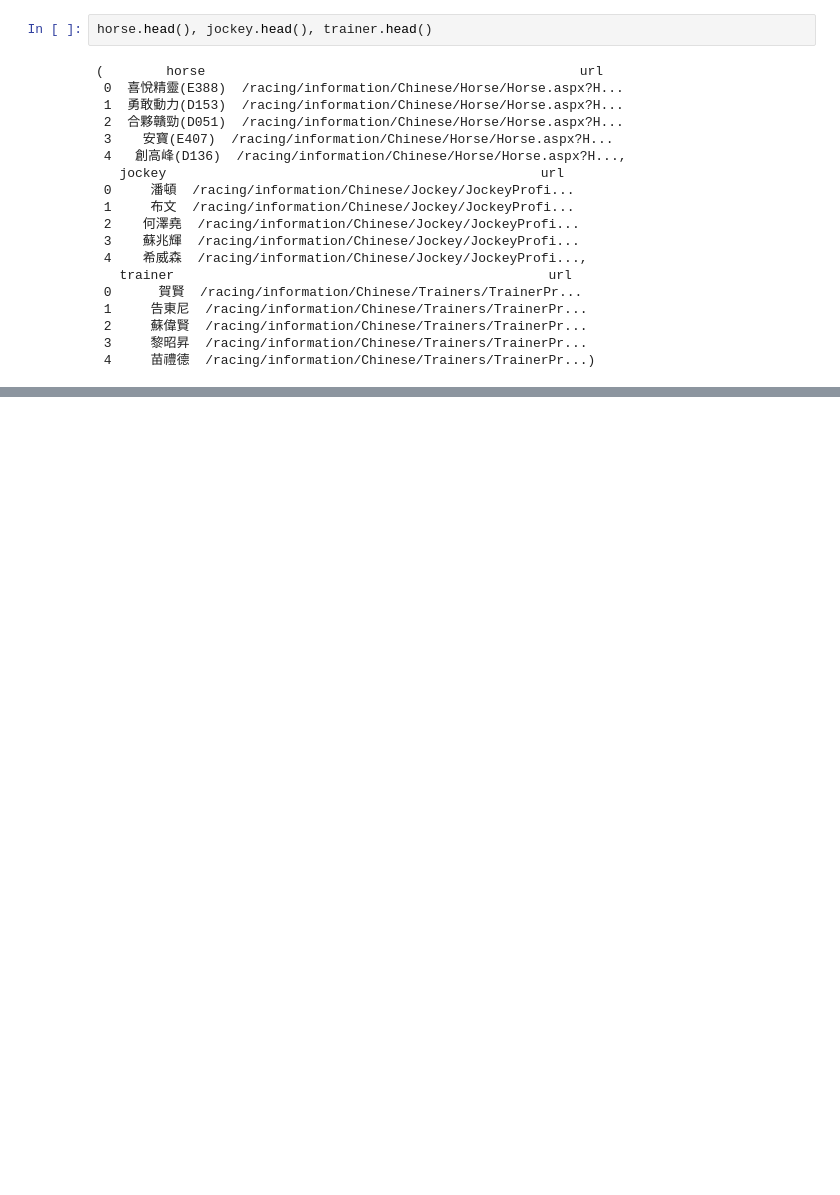
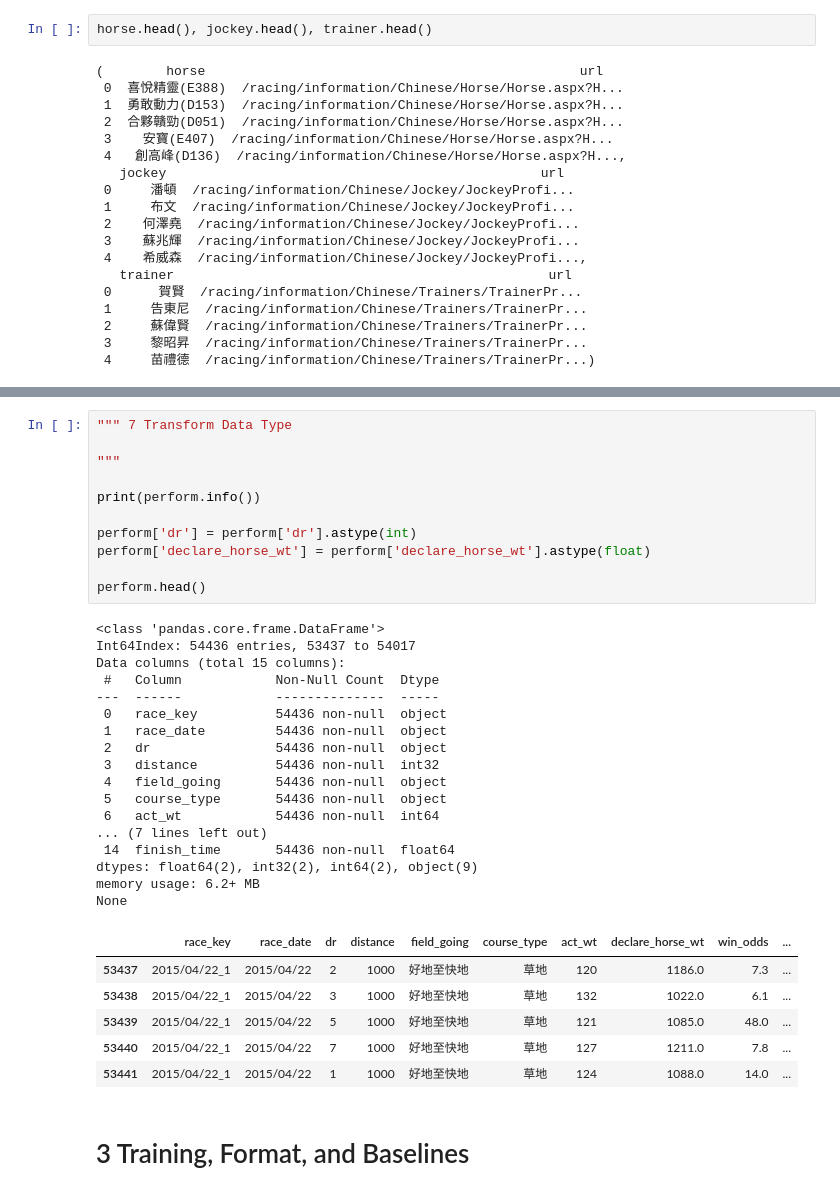
Before and after one commit to FanDazz/hkjc_race_ranking, a Jupyter notebook: 02_intro_on_data.ipynb, the cells around one changed output, grey strips where cells are left out. Cells and saved outputs as stored; diff of their text form; blank space fills up the shorter version.

Commit message:
baselines

```diff
--- a/02_intro_on_data.ipynb
+++ b/02_intro_on_data.ipynb
@@ -81,0 +175,37 @@ horse.head(), jockey.head(), trainer.head()
+# %%
+""" 7 Transform Data Type
+
+"""
+
+print(perform.info())
+
+perform['dr'] = perform['dr'].astype(int)
+perform['declare_horse_wt'] = perform['declare_horse_wt'].astype(float)
+
+perform.head()
+# %% [output]
+<class 'pandas.core.frame.DataFrame'>
+Int64Index: 54436 entries, 53437 to 54017
+Data columns (total 15 columns):
+ #   Column            Non-Null Count  Dtype
+---  ------            --------------  -----
+ 0   race_key          54436 non-null  object
+ 1   race_date         54436 non-null  object
+ 2   dr                54436 non-null  object
+ 3   distance          54436 non-null  int32
+ 4   field_going       54436 non-null  object
+ 5   course_type       54436 non-null  object
+ 6   act_wt            54436 non-null  int64
+... (7 lines left out)
+ 14  finish_time       54436 non-null  float64
+dtypes: float64(2), int32(2), int64(2), object(9)
+memory usage: 6.2+ MB
+None
+|  | race_key | race_date | dr | distance | field_going | course_type | act_wt | declare_horse_wt | win_odds | ... |
+| 53437 | 2015/04/22_1 | 2015/04/22 | 2 | 1000 | 好地至快地 | 草地 | 120 | 1186.0 | 7.3 | ... |
+| 53438 | 2015/04/22_1 | 2015/04/22 | 3 | 1000 | 好地至快地 | 草地 | 132 | 1022.0 | 6.1 | ... |
+| 53439 | 2015/04/22_1 | 2015/04/22 | 5 | 1000 | 好地至快地 | 草地 | 121 | 1085.0 | 48.0 | ... |
+| 53440 | 2015/04/22_1 | 2015/04/22 | 7 | 1000 | 好地至快地 | 草地 | 127 | 1211.0 | 7.8 | ... |
+| 53441 | 2015/04/22_1 | 2015/04/22 | 1 | 1000 | 好地至快地 | 草地 | 124 | 1088.0 | 14.0 | ... |
+# %% [markdown]
+# 3 Training, Format, and Baselines
```
Also changed, not shown: parts of 19 cells of this notebook, 3 other files.
